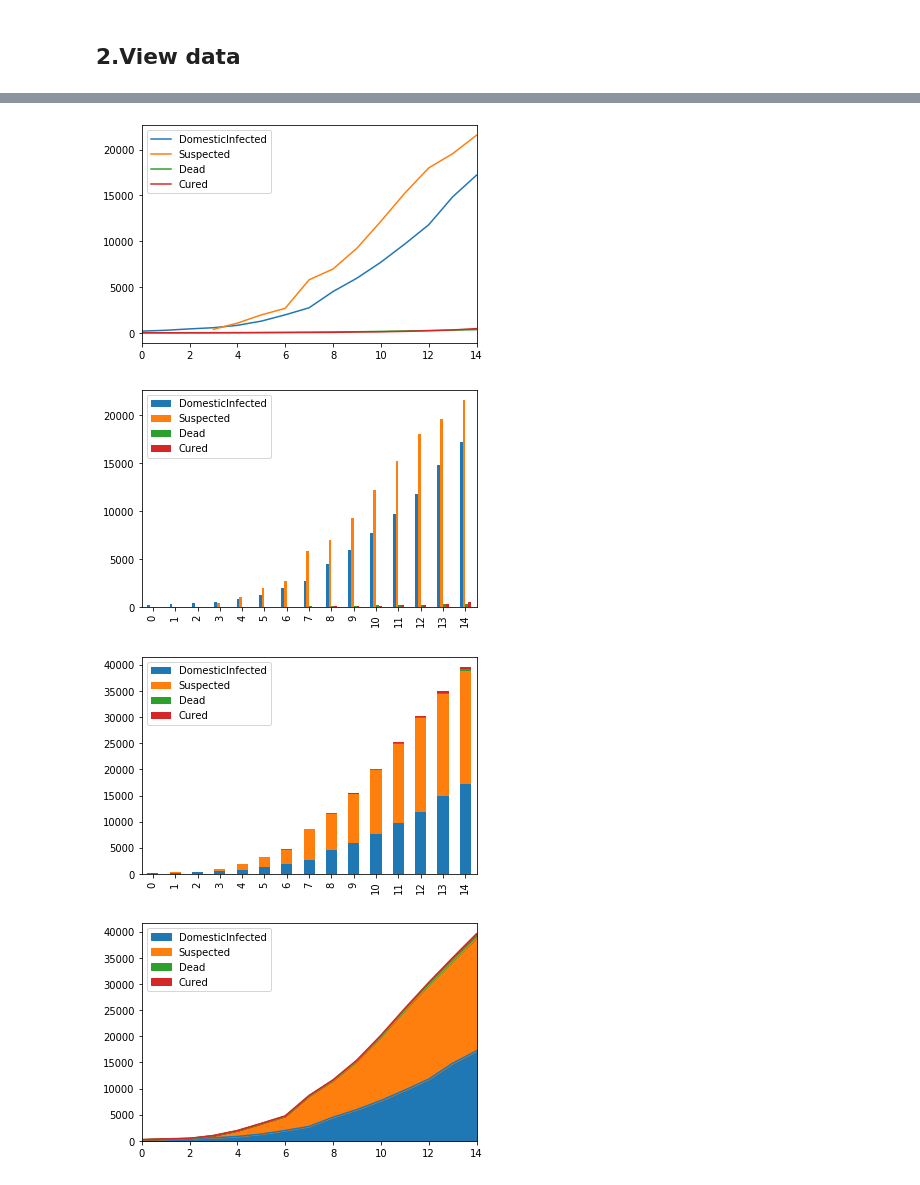
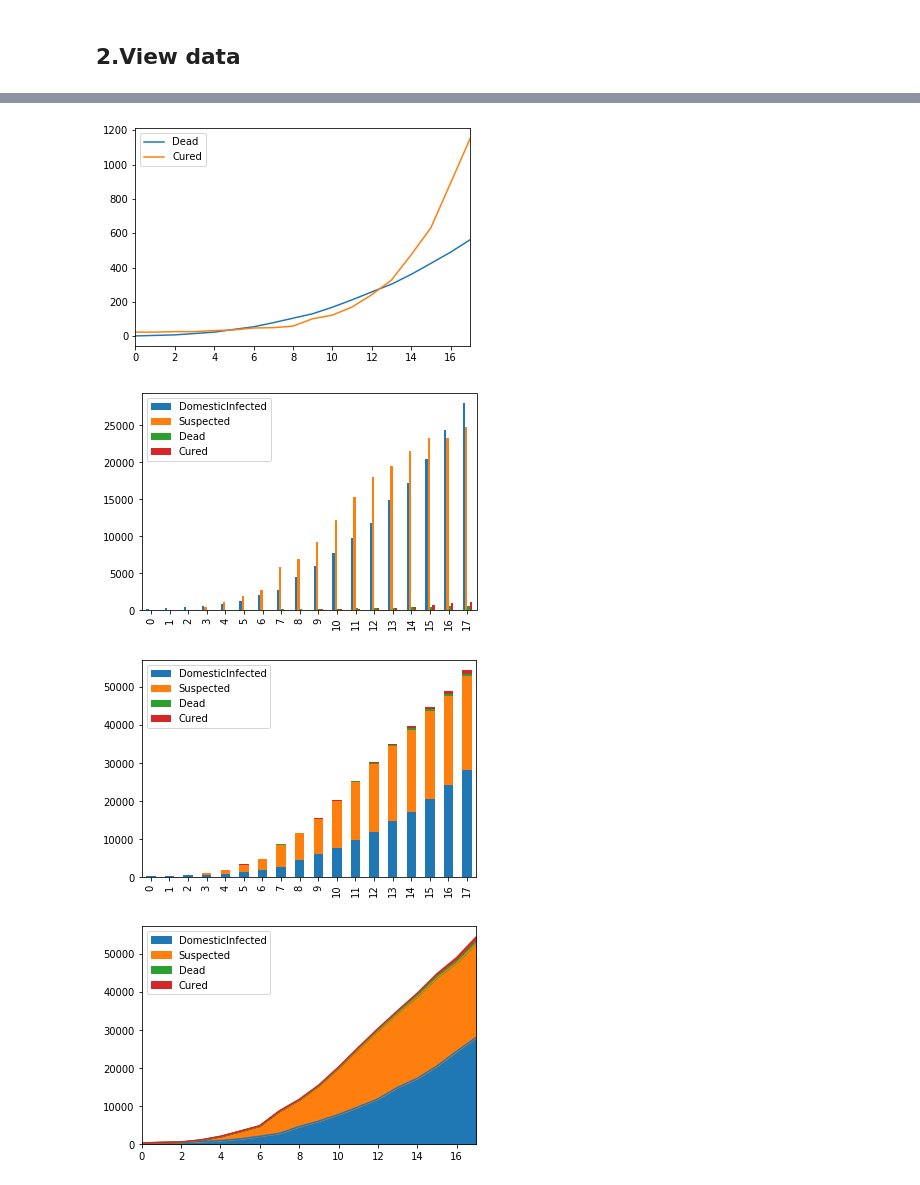
Before and after one commit to Django-Jiang/2019ncovDA, a Jupyter notebook: DA.ipynb, the cells around one changed output, grey strips where cells are left out. Saved outputs shown, nothing was run; the diff lists cells and outputs as text; code cells hidden in the pictures.

```diff
--- a/DA.ipynb
+++ b/DA.ipynb
@@ -19,3 +25,11 @@ data = pd.read_csv(filename)
+# %%
+def update(data, newval):
+    df_new = pd.DataFrame(newval,columns = ['Date','DomesticInfected','Suspected','Dead','Cured'])
+    data2 = data.append(df_new, ignore_index=True)
+    return data2
+
+data = update(data,[['2/3',20438,23214,425,632], ['2/4',24324,23260,490,892], ['2/5', 28018, 24702,563,1153]])
+data.to_csv("2019ncov.csv")
 # %% [markdown]
 ## 2.View data
 # %%
@@ -40,22 +55,24 @@ data #view raw data
 # %%
 #plot the data
+data2 = data[['Date','Dead','Cured']]
 
-data.plot()
+data2.plot()
 plt.show()
+
 
 data.plot(kind= 'bar')
 plt.show()
 
 data.plot(kind = 'bar', stacked = 1)
 plt.show()
 
 data.plot(kind = 'area')
 plt.show()
 # %% [output]
-[figure, old version]
+[figure, new version]
-[figure, old version]
+[figure, new version]
-[figure, old version]
+[figure, new version]
-[figure, old version]
+[figure, new version]
 # %%
 ! git add .
 ! git commit -m "2.2code update"
```
Also changed, not shown: parts of 3 cells of this notebook, 1 other file.
